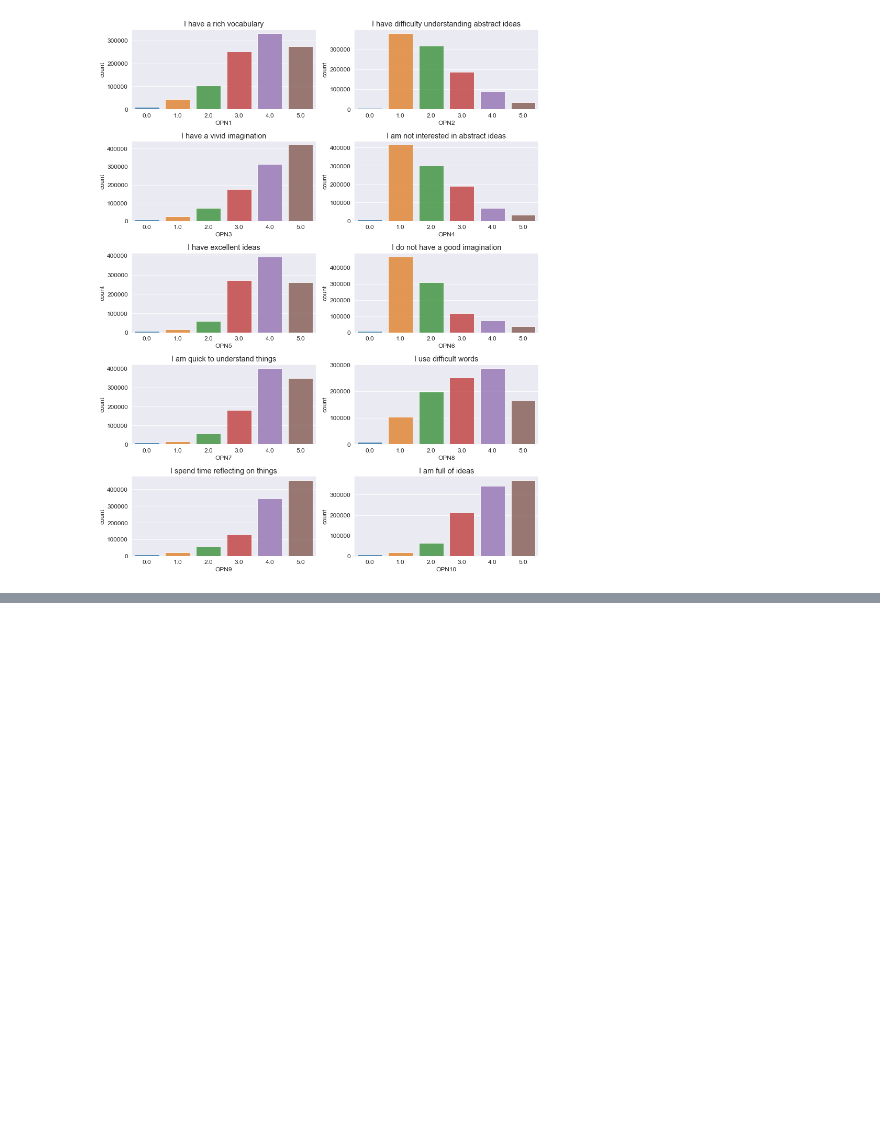
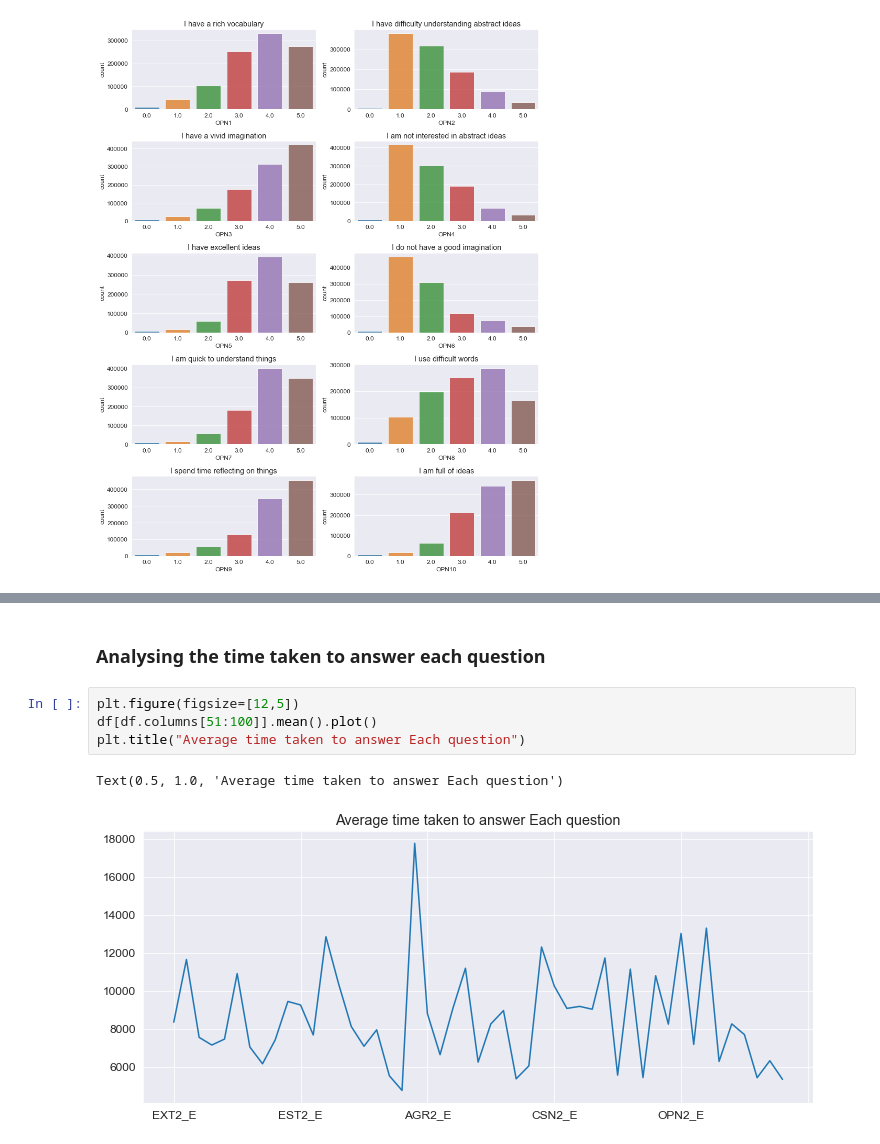
Before and after one commit to csendranshi/Personality_Assessment, a Jupyter notebook: Personality_assessment.ipynb, the cells around one changed output, grey strips where cells are left out. Drawn from its saved outputs; the diff is of its cells as text; blank space fills up the shorter version.

```diff
--- a/Personality_assessment.ipynb
+++ b/Personality_assessment.ipynb
@@ -278,0 +277,9 @@ plt.show()
+# %% [markdown]
+### Analysing the time taken to answer each question
+# %%
+plt.figure(figsize=[12,5])
+df[df.columns[51:100]].mean().plot()
+plt.title("Average time taken to answer Each question")
+# %% [output]
+Text(0.5, 1.0, 'Average time taken to answer Each question')
+[figure, added]
```
Also changed, not shown: parts of 19 cells of this notebook, 1 other file.
